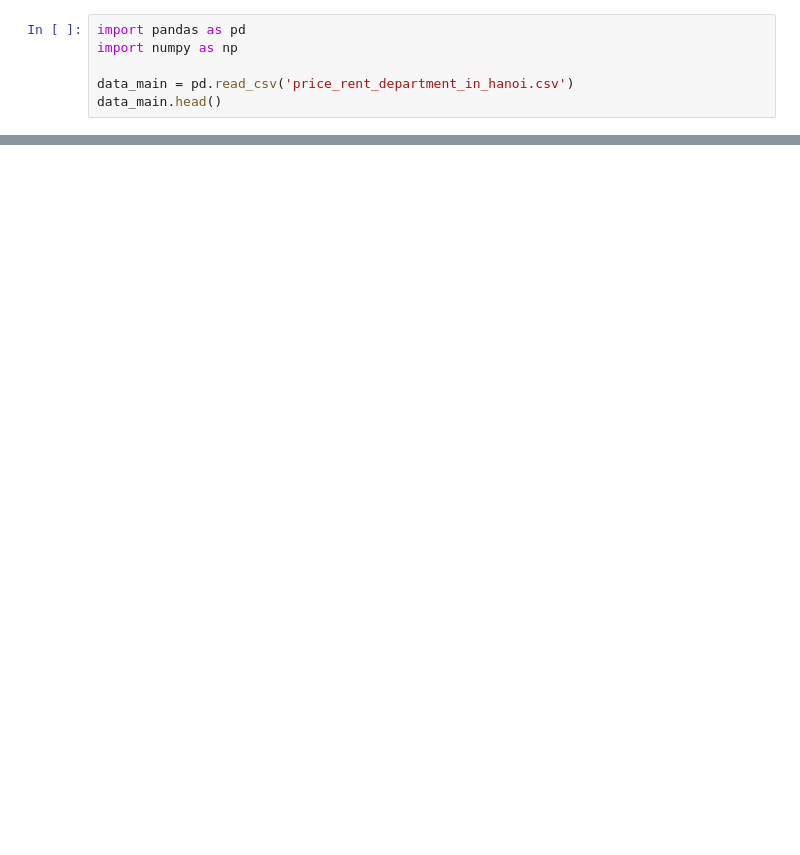
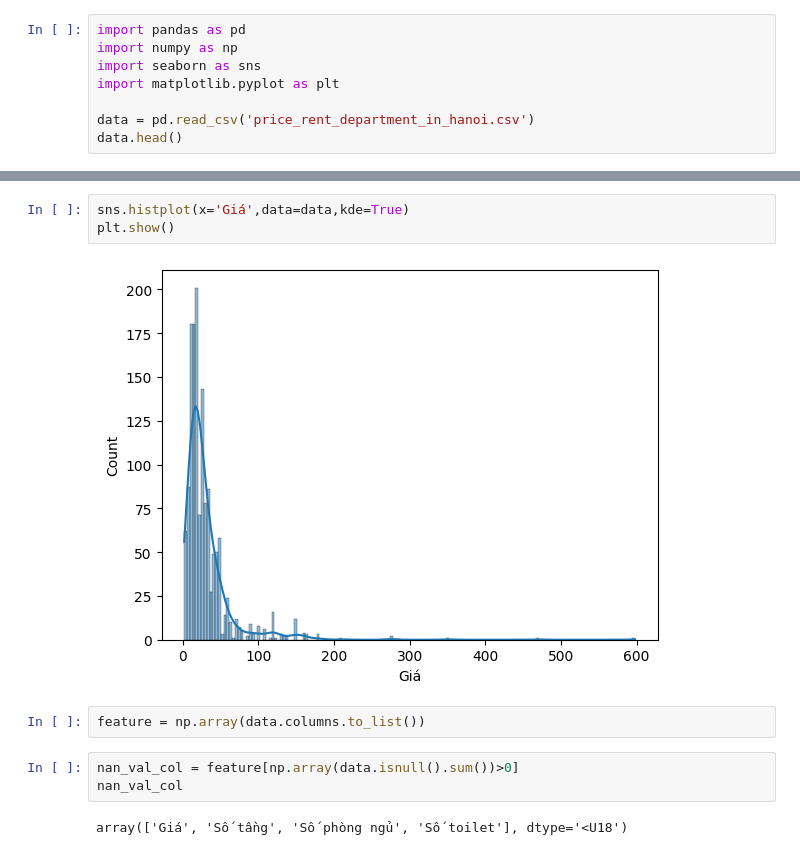
Before and after one commit to duckhhbg/KHDL, a Jupyter notebook: xldl.ipynb, the cells around one changed output, grey strips where cells are left out. Cells and saved outputs as stored; diff of their text form; blank space fills up the shorter version.

```diff
--- a/xldl.ipynb
+++ b/xldl.ipynb
@@ -1,9 +1,11 @@
 # %%
 import pandas as pd
 import numpy as np
+import seaborn as sns
+import matplotlib.pyplot as plt
 
-data_main = pd.read_csv('price_rent_department_in_hanoi.csv')
-data_main.head()
+data = pd.read_csv('price_rent_department_in_hanoi.csv')
+data.head()
 # %% [output]
 |  | Đường/Phố | Xã/Phường/Thị Trấn | Quận/Huyện | Diện tích | Giá | Số tầng | Số phòng ngủ | Số toilet |
 | 0 | Nguyễn Hoàng | Mỹ Đình 1 | Nam Từ Liêm | 55.0 | 32.0 | 7.0 | NaN | NaN |
@@ -124,0 +34,12 @@ data_mean
+# %%
+sns.histplot(x='Giá',data=data,kde=True)
+plt.show()
+# %% [output]
+[figure, added]
+# %%
+feature = np.array(data.columns.to_list())
+# %%
+nan_val_col = feature[np.array(data.isnull().sum())>0]
+nan_val_col
+# %% [output]
+array(['Giá', 'Số tầng', 'Số phòng ngủ', 'Số toilet'], dtype='<U18')
```
Also changed, not shown: parts of 23 cells of this notebook, 1 other file.
